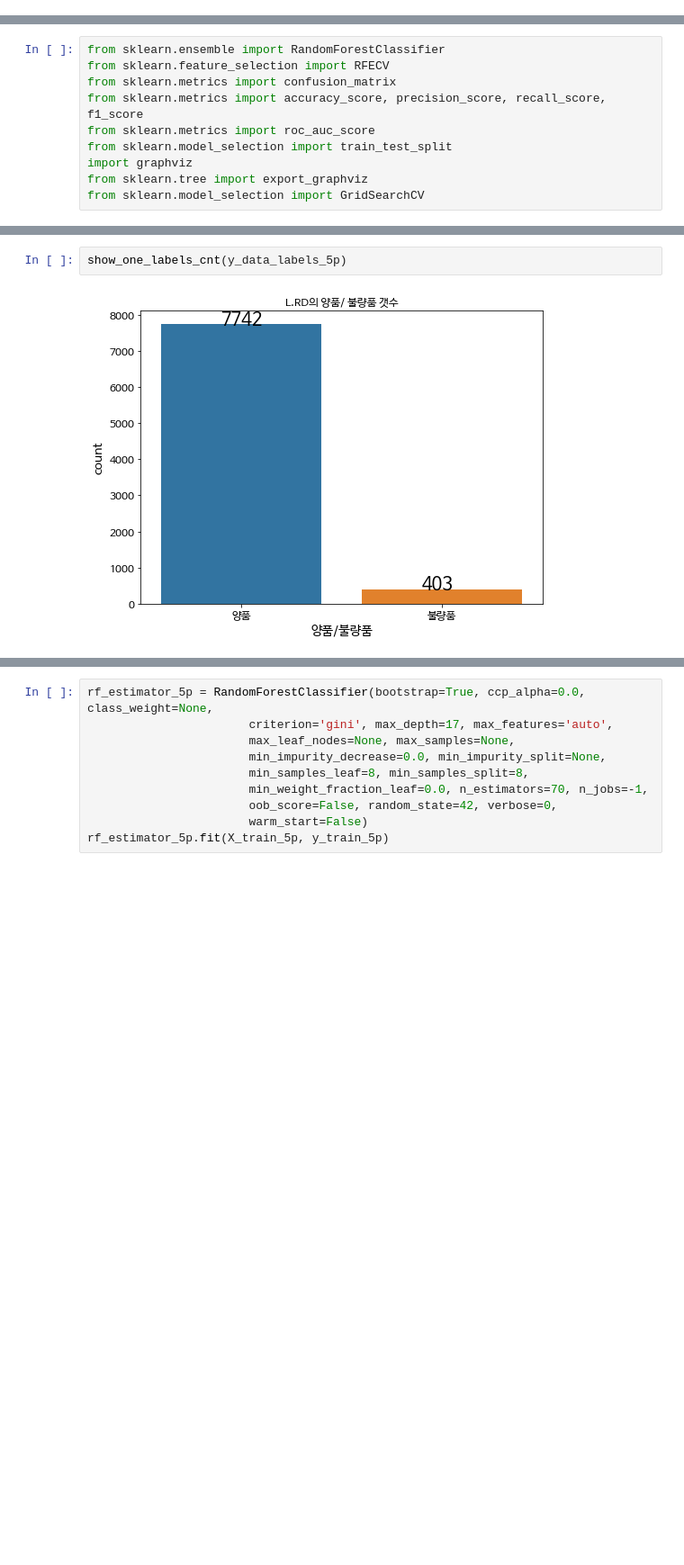
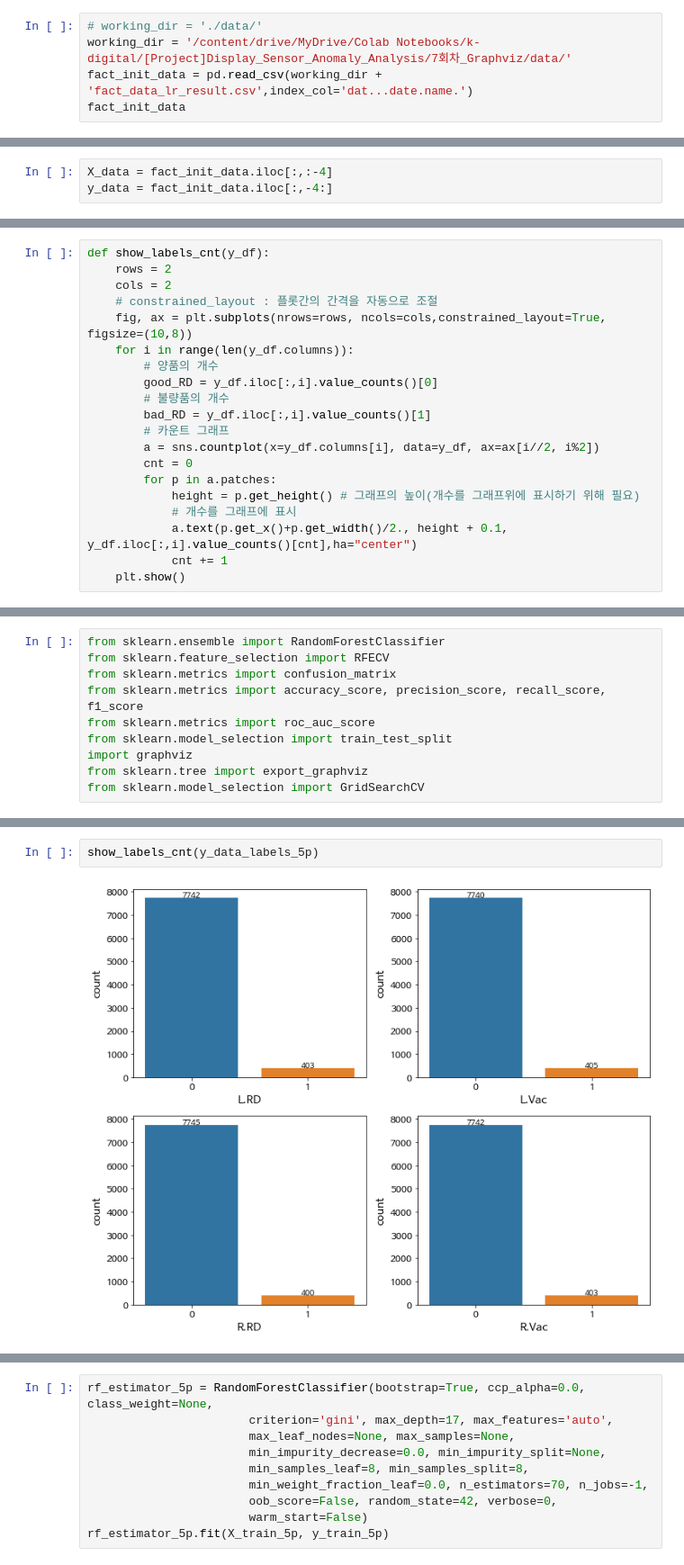
Before and after one commit to 2SEHI/DisplaySensor-Anomaly-Analysis, a Jupyter notebook: 2_PCA와_RandomForest(VIF).ipynb, the cells around one changed output, grey strips where cells are left out. Shown: that part at 90% size. Drawn from its saved outputs; the diff is of its cells as text; blank space fills up the shorter version.

```diff
--- a/2_PCA와_RandomForest(VIF).ipynb
+++ b/2_PCA와_RandomForest(VIF).ipynb
@@ -523,0 +65,5 @@ dat...date.name.
+# %%
+# working_dir = './data/'
+working_dir = '/content/drive/MyDrive/Colab Notebooks/k-digital/[Project]Display_Sensor_Anomaly_Analysis/7회차_Graphviz/data/'
+fact_init_data = pd.read_csv(working_dir + 'fact_data_lr_result.csv',index_col='dat...date.name.')
+fact_init_data
@@ -523,0 +73,3 @@ dat...date.name.
+# %%
+X_data = fact_init_data.iloc[:,:-4]
+y_data = fact_init_data.iloc[:,-4:]
@@ -523,0 +165,20 @@ dat...date.name.
+# %%
+def show_labels_cnt(y_df):
+    rows = 2
+    cols = 2
+    # constrained_layout : 플롯간의 간격을 자동으로 조절
+    fig, ax = plt.subplots(nrows=rows, ncols=cols,constrained_layout=True, figsize=(10,8))
+    for i in range(len(y_df.columns)):
+        # 양품의 개수
+        good_RD = y_df.iloc[:,i].value_counts()[0]
+        # 불량품의 개수
+        bad_RD = y_df.iloc[:,i].value_counts()[1]
+        # 카운트 그래프
+        a = sns.countplot(x=y_df.columns[i], data=y_df, ax=ax[i//2, i%2])
+        cnt = 0
+        for p in a.patches:
+            height = p.get_height() # 그래프의 높이(개수를 그래프위에 표시하기 위해 필요)
+            # 개수를 그래프에 표시
+            a.text(p.get_x()+p.get_width()/2., height + 0.1, y_df.iloc[:,i].value_counts()[cnt],ha="center")
+            cnt += 1
+    plt.show()
@@ -652,5 +260,5 @@ Name: 0.95, dtype: float64
 # %%
-show_one_labels_cnt(y_data_labels_5p)
+show_labels_cnt(y_data_labels_5p)
 # %% [output]
-[figure, old version]
+[figure, new version]
 # %% [markdown]
```
Also changed, not shown: parts of 178 cells of this notebook, 2 other files.
